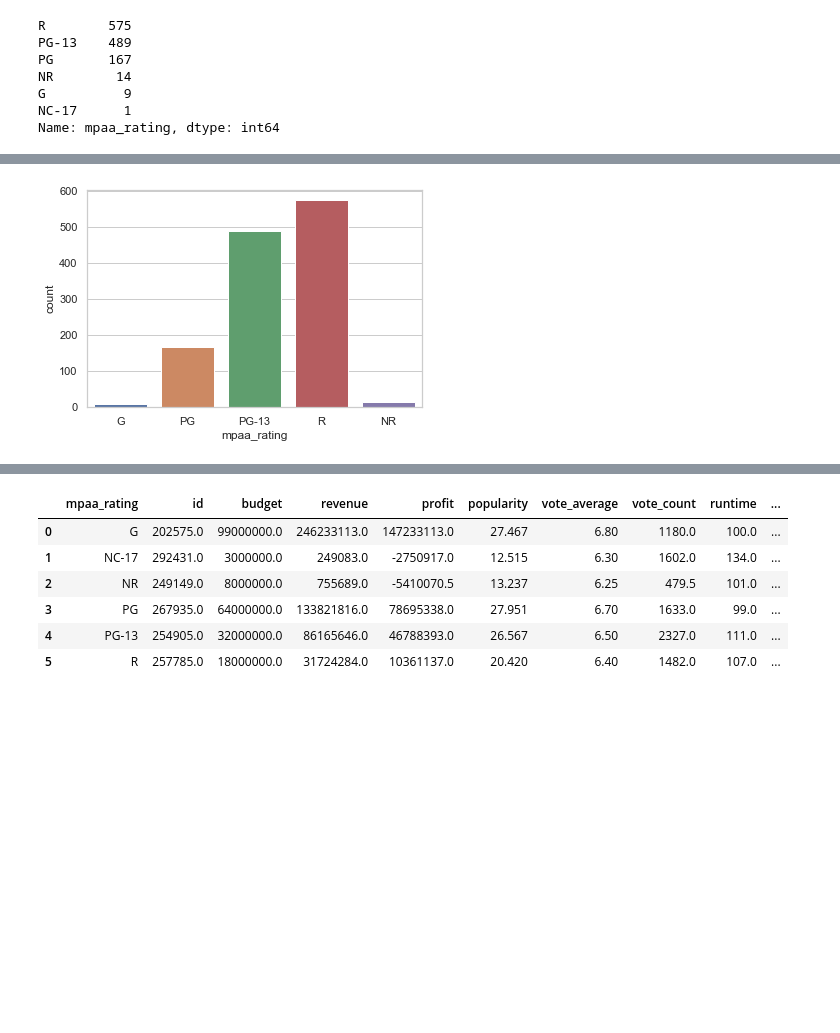
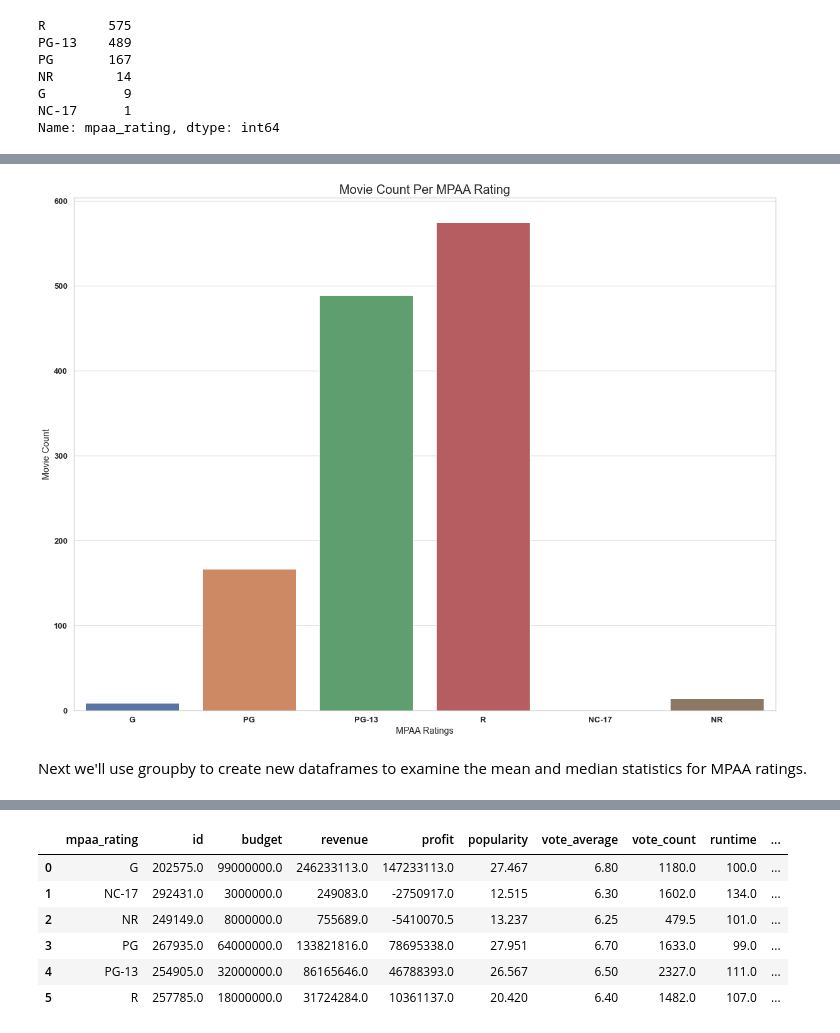
Before and after one commit to Drymander/dsc-phase-1-project, a Jupyter notebook: Final Notebook.ipynb, the cells around one changed output, grey strips where cells are left out. Cells and saved outputs as stored; diff of their text form; code cells hidden in the pictures; blank space fills up the shorter version.

```diff
--- a/Final Notebook.ipynb
+++ b/Final Notebook.ipynb
@@ -132,7 +137,7 @@ Scrape is set to False.
 # %%
 #Importing via CSV to avoid large scrape
 
-df_full = pd.read_csv('2012-2019 FULL.csv')
+df_full = pd.read_csv('data/2012-2019 FULL.csv')
 
 df = df_full
 
@@ -224,23 +223,23 @@ Finally, we'll visualize our findings with a Seaborn regression model.  This wil
 # %%
 import seaborn as sns; sns.set_theme(color_codes=True)
 
+sns.set_context('talk')
 
-# plt.figure(figsize=(16, 6))
 g = sns.lmplot(x="budget", y="profit", data=df, hue="successful")
 
-g.fig.set_size_inches(15,15)
+g.fig.set_size_inches(20,15)
 
-g = g.set_axis_labels("Film Budget ($)", "Box Office Revenue ($)").set(xlim=(0, 420000000),
-    ylim=(-200000000, 2600000000),
+g = g.set_axis_labels("Film Budget ($)",
+    "Box Office Revenue ($)").set(xlim=(0, 400000000),
+    ylim=(-200000000, 2500000000),
     xticks=[0, 100000000, 200000000, 300000000, 400000000],
-    yticks=[0, 500000000, 1000000000, 1500000000, 2000000000, 2500000000])
+    yticks=[0, 500000000, 1000000000, 1500000000, 2000000000, 2500000000],
+    title='Production Budget & Box Office Revenue Regression')
 
 g.set_xticklabels(['$0', '$100 M', '$200 M','$300 M','$400 M'])
 g.set_yticklabels(['$0', '$500 M', '$1 B', '$1.5 B', '$2 B', '$2.5 B'])
 
-
-g._legend.set_title('Performance')
-
+g.legend.set_title(None)
 
 plt.show()
 # %% [output]
@@ -305,12 +306,14 @@ data = genre_median_df
 import seaborn as sns
 import matplotlib.pyplot as plt
 sns.set_theme(style="whitegrid")
-
+sns.set_context('notebook', font_scale=1.2)
 # Initialize the matplotlib figure
-f, ax = plt.subplots(figsize=(15, 6))
+f, ax = plt.subplots(figsize=(20, 15))
 
 # Plot the total crashes
 sns.set_color_codes("pastel")
+
+
 
 sns.barplot(x="revenue", y="genre", data=data,
             label="Total", color="b")
@@ -382,13 +382,24 @@ df.head(3)
 | 1 | 11/13/2012 | The Twilight Saga: Breaking Dawn ... | 50620 | 120000000 | 829000000 | Success | 709000000 | PG-13 | [Adventure, Fantasy, Drama, Romance] | ... |
 | 2 | 11/1/2012 | Wreck-It Ralph | 82690 | 165000000 | 471222889 | Success | 306222889 | PG | [Family, Animation, Comedy, Adven... | ... |
 # %%
-rating_order = ['G', 'PG', 'PG-13', 'R', 'NR']
+rating_order = ['G', 'PG', 'PG-13', 'R', 'NC-17', 'NR']
 
-sns.countplot(data = df, x = 'mpaa_rating', order = rating_order)
+f, ax = plt.subplots(figsize=(20, 15))
+
+ax = sns.countplot(data = df, x = 'mpaa_rating',
+    order = rating_order)
+
+ax.set(xlabel='MPAA Ratings', ylabel='Movie Count')
+
+ax.axes.set_title("Movie Count Per MPAA Rating",fontsize=20)
+
+# ax.set_title('test'fontsize=20)
 
 plt.show()
 # %% [output]
-[figure, old version]
+[figure, new version]
+# %% [markdown]
+Next we'll use groupby to create new dataframes to examine the mean and median statistics for MPAA ratings.
 # %%
 mpaa_mean_df = df.groupby('mpaa_rating').mean()
 
```
Also changed, not shown: parts of 29 cells of this notebook, 18 other files.
